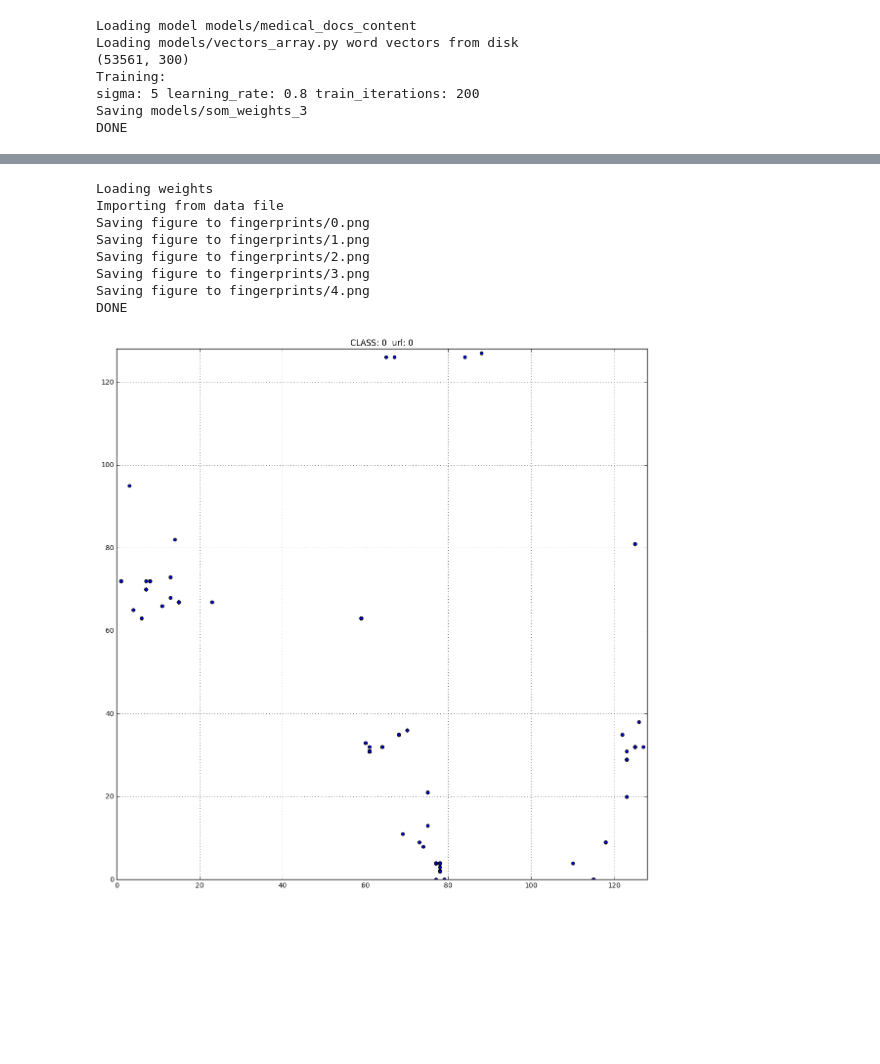
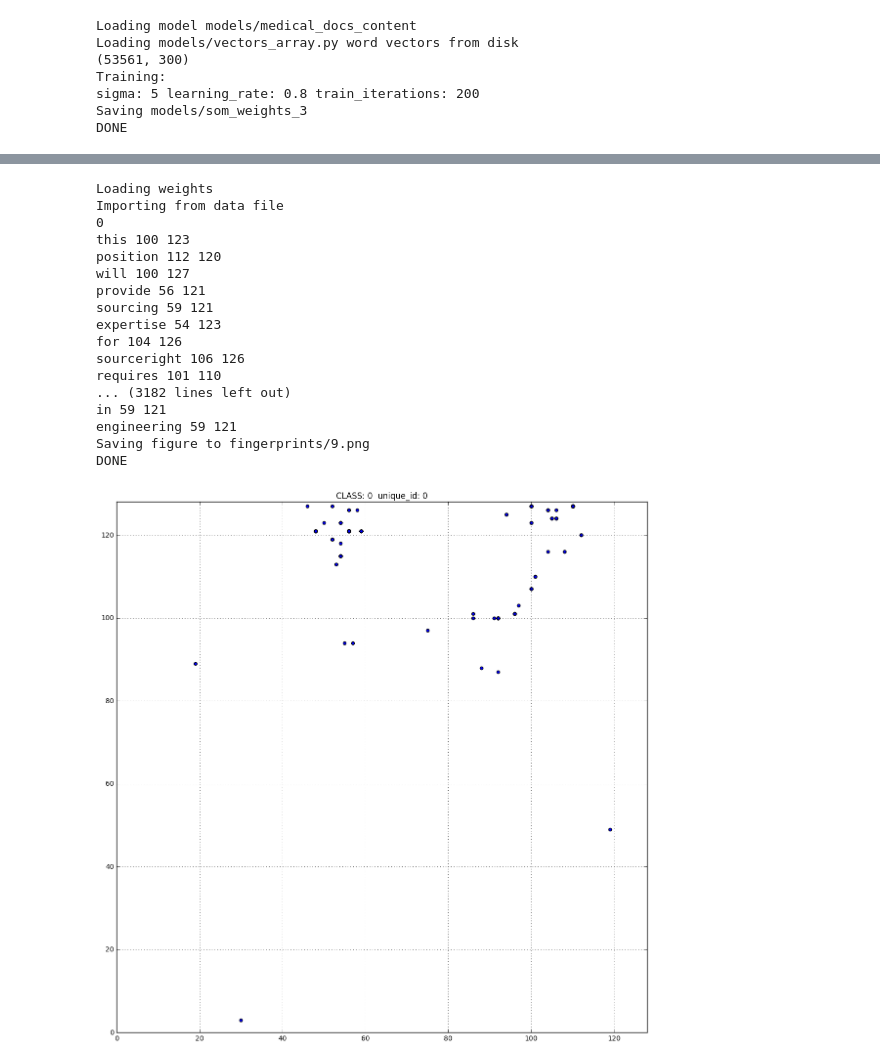
Before and after one commit to Niarfe/hack-recommender, a Jupyter notebook: retinas/train_domain_specific_model.ipynb, the cells around one changed output, grey strips where cells are left out. Saved outputs shown, nothing was run; the diff lists cells and outputs as text; code cells hidden in the pictures; blank space fills up the shorter version.

```diff
--- a/retinas/train_domain_specific_model.ipynb
+++ b/retinas/train_domain_specific_model.ipynb
@@ -155,12 +221,12 @@ DONE
 # %%
 import csv
 
-def import_from_data_file(url):
+def import_from_data_file(unique_id):
     with open(data_source, 'r') as source:
         csvfile = csv.reader(source)
         for line in csvfile:
             binary = line[6]
-            if url == line[0].strip():
+            if unique_id == line[0].strip():
                 row_els = [word.lower().strip() for word in line[8].split(' ')]
                 return binary, row_els
             else:
@@ -174,82 +240,53 @@ import matplotlib.pyplot as plt
 data_source = 'data/medical_docs_with_id.csv'
 weights_path = 'models/som_weights_3'
 print "Loading weights"
 som.weights = np.load("{}.npy".format(weights_path))
 
 
 print "Importing from data file"
-for id in range(5):
-    url = str(id)
-    binary, words = import_from_data_file(url)
+for id in range(10):
+    unique_id = str(id)
+    print unique_id
+    binary, words = import_from_data_file(unique_id)
     arrx = []
     arry = []
 
     for word in words:
         try:
             x, y = som.winner(word_vectors[word])
             arrx.append(x)
             arry.append(y)
-            #print word, str(x), str(y)
+            print word, str(x), str(y)
         except:
             pass
     #print "Plotting figure"
     fig = plt.figure(figsize=(14,14))
     ax = fig.add_subplot(1,1,1)
     ax.scatter(arrx,arry)
     plt.axis([0,128,0,128])
     plt.grid()
-    print "Saving figure to fingerprints/{}.png".format(url)
-    plt.title("CLASS: {}  url: {}".format(str(binary), url))
-    plt.savefig("fingerprints/{}.png".format(url))
+    print "Saving figure to fingerprints/{}.png".format(unique_id)
+    plt.title("CLASS: {}  unique_id: {}".format(str(binary), unique_id))
+    plt.savefig("fingerprints/{}.png".format(unique_id))
     #plt.show()
 
-# early_exit = 120
-# with open('data/urls_by_length.txt', 'r') as source:
-#     stop = 1
-#     idx = 0
-#     for line in source.readlines():
-#         if early_exit < 0:
-#             break
-#         early_exit -= 1
-#         url = line.split(' ')[2].strip()
-#         if idx > stop:
-#             idx += 1
-#             continue
-#         print "Processing url {}".format(url)
-#         binary, words = import_from_data_file(url)
-#         #print "Calculating x y coordinates of words"
-#         arrx = []
-#         arry = []
-#         print "Length of words", len(words)
-
-#         for word in words:
-#             try:
-#                 x, y = som.winner(word_vectors[word])
-#                 arrx.append(x)
-#                 arry.append(y)
-#                 #print word, str(x), str(y)
-#             except:
-#                 pass
-
-
-#         #print "Plotting figure"
-#         fig = plt.figure(figsize=(14,14))
-#         ax = fig.add_subplot(1,1,1)
-#         ax.scatter(arrx,arry)
-#         plt.axis([0,128,0,128])
-#         plt.grid()
-#         print "Saving figure to fingerprints/{}.png".format(url)
-#         plt.title("CLASS: {}  url: {}".format(str(binary), url))
-#         plt.savefig("fingerprints/{}.png".format(url))
-#         #plt.show()
 print "DONE"
 # %% [output]
 Loading weights
 Importing from data file
-Saving figure to fingerprints/0.png
-Saving figure to fingerprints/1.png
-Saving figure to fingerprints/2.png
-Saving figure to fingerprints/3.png
-Saving figure to fingerprints/4.png
+0
+this 100 123
+position 112 120
+will 100 127
+provide 56 121
+sourcing 59 121
+expertise 54 123
+for 104 126
+sourceright 106 126
+requires 101 110
+... (3182 lines left out)
+in 59 121
+engineering 59 121
+Saving figure to fingerprints/9.png
 DONE
-[figure, old version]
+[figure, new version]
```
Also changed, not shown: parts of 3 cells of this notebook, 12 other files.
